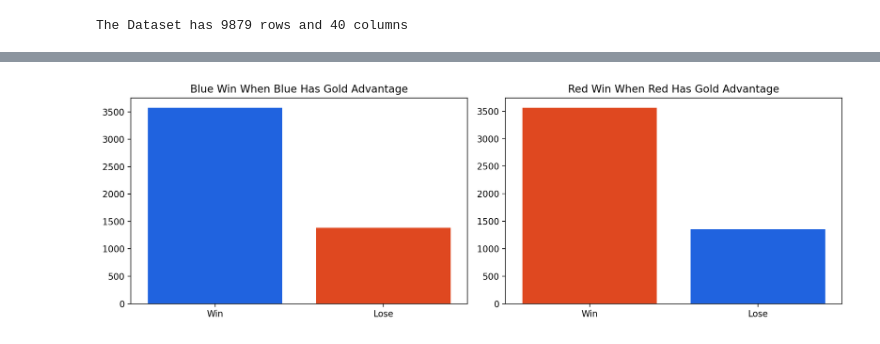
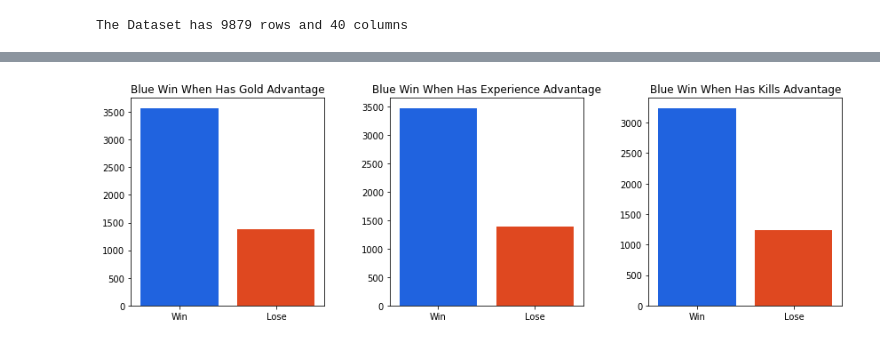
Before and after one commit to Chromathiccc/Colab_notebooks, a Jupyter notebook: LoL_first_10_min_CW.ipynb, the cells around one changed output, grey strips where cells are left out. Saved outputs shown, nothing was run; the diff lists cells and outputs as text; code cells hidden in the pictures.

```diff
--- a/LoL_first_10_min_CW.ipynb
+++ b/LoL_first_10_min_CW.ipynb
@@ -14,7 +14,7 @@ from sklearn.svm import SVC
 from sklearn.ensemble import RandomForestClassifier
 from sklearn.datasets import make_classification
 # %%
-df = pd.read_csv('/content/drive/MyDrive/csv/high_diamond_ranked_10min.csv')
+df = pd.read_csv('/content/high_diamond_ranked_10min.csv')
 df.head()
 # %% [output]
 |  | gameId | blueWins | blueWardsPlaced | blueWardsDestroyed | blueFirstBlood | blueKills | blueDeaths | ... |
@@ -64,8 +48,8 @@ df.describe()
 # %%
 # Copy of the original dataset for trimming of unneeded values
 df2 = df.copy()
-df2.drop(['gameId', 'blueWardsPlaced', 'blueWardsDestroyed', 'blueFirstBlood', 'blueKills', 'blueDeaths', 'blueAssists', 'blueTowersDestroyed', 'blueTotalGold', 'blueAvgLevel', 'blueTotalExperience', 'blueTotalMinionsKilled', 'blueTotalJungleMinionsKilled', 'blueCSPerMin', 'blueGoldPerMin',
-          'redWardsPlaced', 'redWardsDestroyed', 'redFirstBlood', 'redKills', 'redDeaths', 'redAssists', 'redTowersDestroyed', 'redTotalGold', 'redAvgLevel', 'redTotalExperience', 'redTotalMinionsKilled', 'redTotalJungleMinionsKilled', 'redCSPerMin', 'redGoldPerMin','redGoldDiff', 'redExperienceDiff'], axis = 1, inplace = True)
+df2.drop(['gameId', 'blueWardsPlaced', 'blueWardsDestroyed', 'blueDeaths', 'blueAssists', 'blueTotalGold', 'blueAvgLevel', 'blueTotalExperience', 'blueTotalMinionsKilled', 'blueTotalJungleMinionsKilled', 'blueCSPerMin', 'blueGoldPerMin',
+          'redWardsPlaced', 'redWardsDestroyed', 'redDeaths', 'redAssists', 'redTotalGold', 'redAvgLevel', 'redTotalExperience', 'redTotalMinionsKilled', 'redTotalJungleMinionsKilled', 'redCSPerMin', 'redGoldPerMin','redGoldDiff', 'redExperienceDiff'], axis = 1, inplace = True)
 
 df2.head(10)
 # %% [output]
@@ -89,0 +84,10 @@ SyntaxError: ignored
+# %%
+df2['killsDiff'] = df2['blueKills'] - df2['redKills']
+df2['eliteMonstersDiff'] = df2['blueEliteMonsters'] - df2['redEliteMonsters']
+df2['dragonsDiff'] = df2['blueDragons'] - df2['redDragons']
+df2['firstBloodDiff'] = df2['blueFirstBlood'] - df2['redFirstBlood']
+df2['towersDiff'] = df2['blueTowersDestroyed'] - df2['redTowersDestroyed']
+
+df2.drop(['blueKills', 'redKills', 'blueEliteMonsters', 'redEliteMonsters', 'blueDragons', 'redDragons', 'blueFirstBlood', 'redFirstBlood', 'blueTowersDestroyed', 'redTowersDestroyed'], axis = 1, inplace = True)
+
+df2.head()
@@ -90,14 +101,22 @@ SyntaxError: ignored
 # %%
+# Code adapted from
 # https://www.kaggle.com/code/emresengul/exploratory-data-analysis-on-league-of-legends
 
-palette=['#FF3500',"#0059FF"]
-fig, ax = plt.subplots(ncols=2, figsize=(12,4), dpi=200)
-sns.barplot(x=df[df["blueGoldDiff"]>0]["blueWins"].replace({1:"Win", 0:"Lose"}).value_counts().index, y=df[df["blueGoldDiff"]>0]["blueWins"].replace({1:"Win", 0:"Lose"}).value_counts().values, ax=ax[0], palette=palette[::-1])
-sns.barplot(x=df[df["redGoldDiff"]>0]["blueWins"].replace({0:"Win", 1:"Lose"}).value_counts().index, y=df[df["redGoldDiff"]>0]["blueWins"].replace({0:"Win", 1:"Lose"}).value_counts().values, ax=ax[1], palette=palette)
+palette=["#0059FF",'#FF3500']
+fig, ax = plt.subplots(ncols=3, figsize=(12,4))
+sns.barplot(x=df[df2["blueGoldDiff"]>0]["blueWins"].replace({1:"Win", 0:"Lose"}).value_counts().index,
+            y=df[df2["blueGoldDiff"]>0]["blueWins"].replace({1:"Win", 0:"Lose"}).value_counts().values, ax=ax[0], palette=palette)
 
-ax[0].set_title("Blue Win When Blue Has Gold Advantage")
-ax[1].set_title("Red Win When Red Has Gold Advantage")
+sns.barplot(x=df[df2["blueExperienceDiff"]>0]["blueWins"].replace({1:"Win", 0:"Lose"}).value_counts().index,
+            y=df[df2["blueExperienceDiff"]>0]["blueWins"].replace({1:"Win", 0:"Lose"}).value_counts().values, ax=ax[1], palette=palette)
+
+sns.barplot(x=df[df2["killsDiff"]>0]["blueWins"].replace({1:"Win", 0:"Lose"}).value_counts().index,
+            y=df[df2["killsDiff"]>0]["blueWins"].replace({1:"Win", 0:"Lose"}).value_counts().values, ax=ax[2], palette=palette)
+
+ax[0].set_title("Blue Win When Has Gold Advantage")
+ax[1].set_title("Blue Win When Has Experience Advantage")
+ax[2].set_title("Blue Win When Has Kills Advantage")
 
 plt.tight_layout()
 # %% [output]
-[figure, old version]
+[figure, new version]
```
Also changed, not shown: parts of 9 cells of this notebook.
